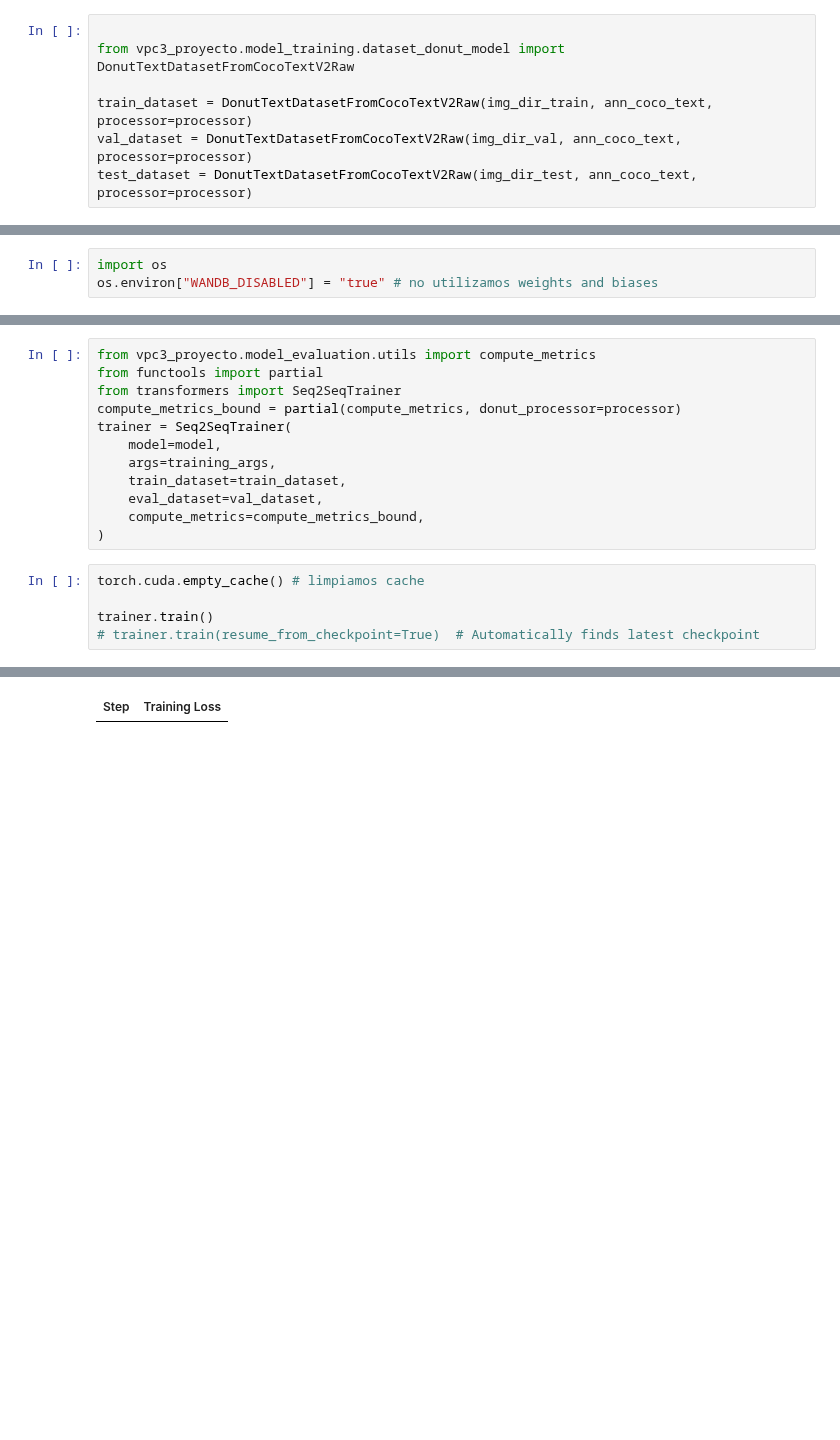
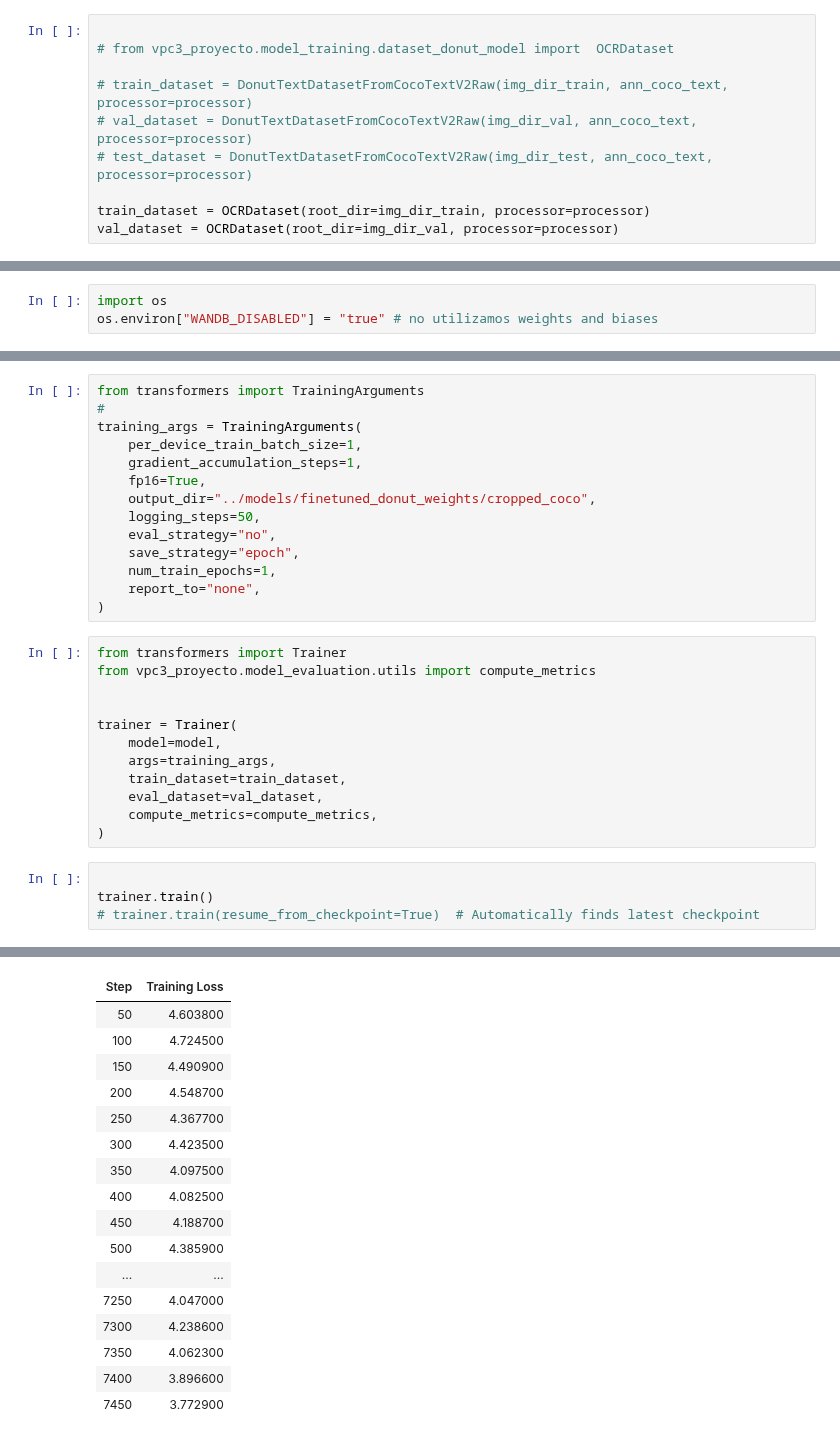
Before and after one commit to qagustina/vpc3-proyecto, a Jupyter notebook: vpc3_proyecto/model_training/donut_fine_tuning.ipynb, the cells around one changed output, grey strips where cells are left out. Saved outputs shown, nothing was run; the diff lists cells and outputs as text; blank space fills up the shorter version.

Commit message:
update model trianing notebooks

```diff
--- a/vpc3_proyecto/model_training/donut_fine_tuning.ipynb
+++ b/vpc3_proyecto/model_training/donut_fine_tuning.ipynb
@@ -109,7 +225,10 @@ Using a slow image processor as `use_fast` is unset and a slow processor was sav
 # %%
 
-from vpc3_proyecto.model_training.dataset_donut_model import DonutTextDatasetFromCocoTextV2Raw
+# from vpc3_proyecto.model_training.dataset_donut_model import  OCRDataset
 
-train_dataset = DonutTextDatasetFromCocoTextV2Raw(img_dir_train, ann_coco_text, processor=processor)
-val_dataset = DonutTextDatasetFromCocoTextV2Raw(img_dir_val, ann_coco_text, processor=processor)
-test_dataset = DonutTextDatasetFromCocoTextV2Raw(img_dir_test, ann_coco_text, processor=processor)
+# train_dataset = DonutTextDatasetFromCocoTextV2Raw(img_dir_train, ann_coco_text, processor=processor)
+# val_dataset = DonutTextDatasetFromCocoTextV2Raw(img_dir_val, ann_coco_text, processor=processor)
+# test_dataset = DonutTextDatasetFromCocoTextV2Raw(img_dir_test, ann_coco_text, processor=processor)
+
+train_dataset = OCRDataset(root_dir=img_dir_train, processor=processor)
+val_dataset = OCRDataset(root_dir=img_dir_val, processor=processor)
@@ -152,17 +281,30 @@ Using the `WANDB_DISABLED` environment variable is deprecated and will be remove
+# %%
+from transformers import TrainingArguments
+#
+training_args = TrainingArguments(
+    per_device_train_batch_size=1,
+    gradient_accumulation_steps=1,
+    fp16=True,
+    output_dir="../models/finetuned_donut_weights/cropped_coco",
+    logging_steps=50,
+    eval_strategy="no",
+    save_strategy="epoch",
+    num_train_epochs=1,
+    report_to="none",
+)
 # %%
+from transformers import Trainer
 from vpc3_proyecto.model_evaluation.utils import compute_metrics
-from functools import partial
-from transformers import Seq2SeqTrainer
-compute_metrics_bound = partial(compute_metrics, donut_processor=processor)
-trainer = Seq2SeqTrainer(
+
+
+trainer = Trainer(
     model=model,
     args=training_args,
     train_dataset=train_dataset,
     eval_dataset=val_dataset,
-    compute_metrics=compute_metrics_bound,
+    compute_metrics=compute_metrics,
 )
 # %%
-torch.cuda.empty_cache() # limpiamos cache
 
 trainer.train()
 # trainer.train(resume_from_checkpoint=True)  # Automatically finds latest checkpoint
@@ -173 +315,17 @@ trainer.train()
 | Step | Training Loss |
+| 50 | 4.603800 |
+| 100 | 4.724500 |
+| 150 | 4.490900 |
+| 200 | 4.548700 |
+| 250 | 4.367700 |
+| 300 | 4.423500 |
+| 350 | 4.097500 |
+| 400 | 4.082500 |
+| 450 | 4.188700 |
+| 500 | 4.385900 |
+| ... | ... |
+| 7250 | 4.047000 |
+| 7300 | 4.238600 |
+| 7350 | 4.062300 |
+| 7400 | 3.896600 |
+| 7450 | 3.772900 |
```
Also changed, not shown: parts of 17 cells of this notebook, 1 other file.
